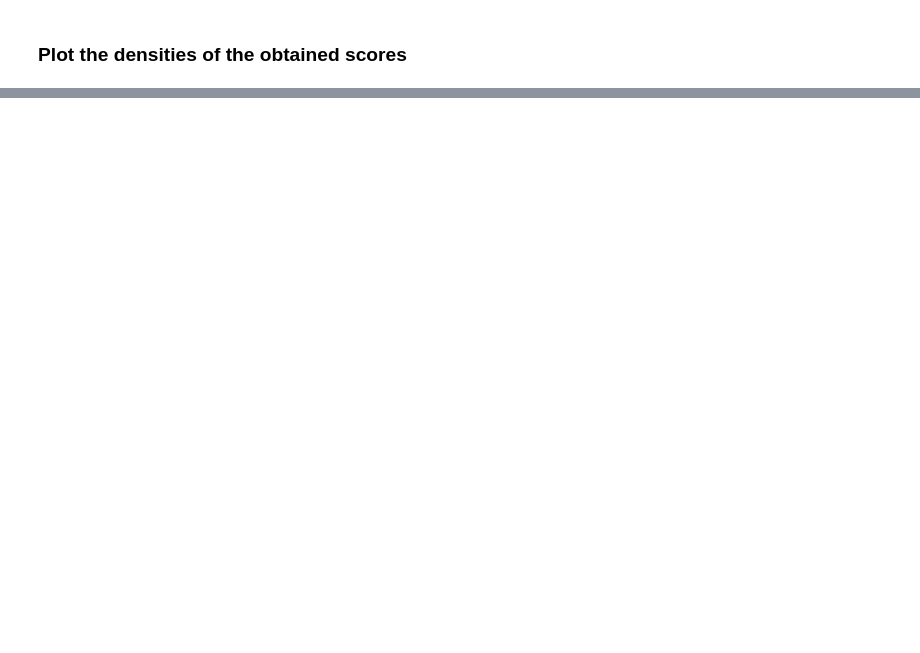
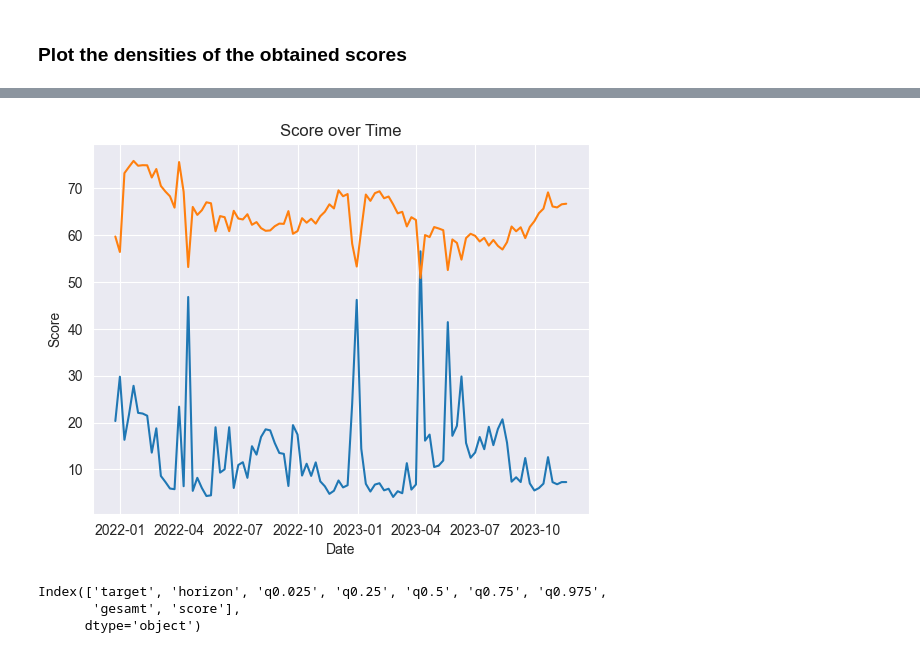
Before and after one commit to EliasKng/PTSFC, a Jupyter notebook: Energy/cross_validate_energy.ipynb, the cells around one changed output, grey strips where cells are left out. Saved outputs shown, nothing was run; the diff lists cells and outputs as text; code cells hidden in the pictures; blank space fills up the shorter version.

```diff
--- a/Energy/cross_validate_energy.ipynb
+++ b/Energy/cross_validate_energy.ipynb
@@ -251,0 +318,24 @@ plt.show()
+# %%
+import matplotlib.pyplot as plt
+
+# Assuming models[0] is your DataFrame
+df = models[0]['evaluation']
+df = df[df['horizon']=='36 hour']
+
+# Convert the "forecast_date" column to datetime if it's not already
+# df['forecast_date'] = pd.to_datetime(df['forecast_date'])
+
+# Plotting
+plt.plot(df.index, df.loc[:,['score','gesamt']])
+plt.xlabel('Date')
+plt.ylabel('Score')
+plt.title('Score over Time')
+plt.show()
+# %% [output]
+[figure, added]
+# %%
+print(df.columns)
+# %% [output]
+Index(['target', 'horizon', 'q0.025', 'q0.25', 'q0.5', 'q0.75', 'q0.975',
+       'gesamt', 'score'],
+      dtype='object')
```
Also changed, not shown: parts of 10 cells of this notebook, 1 other file.
